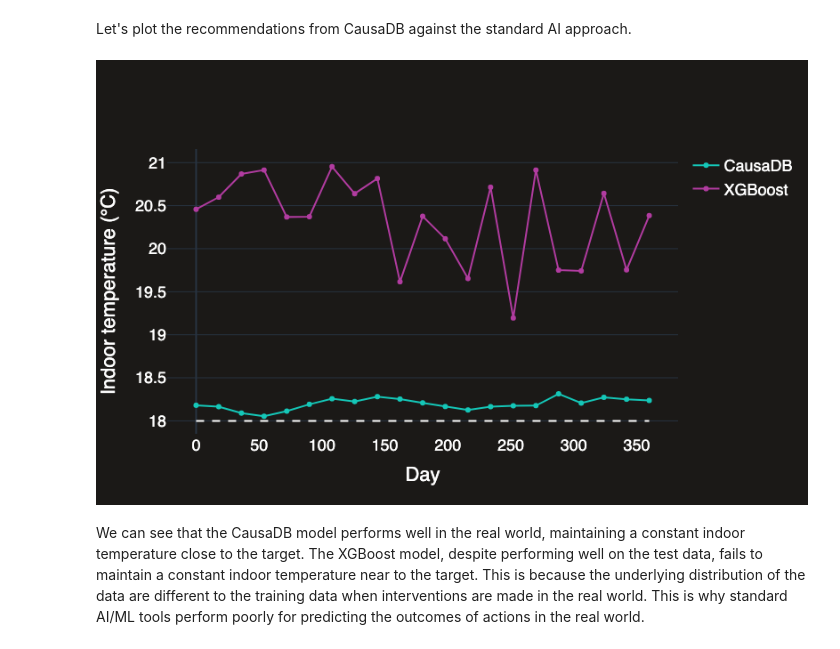
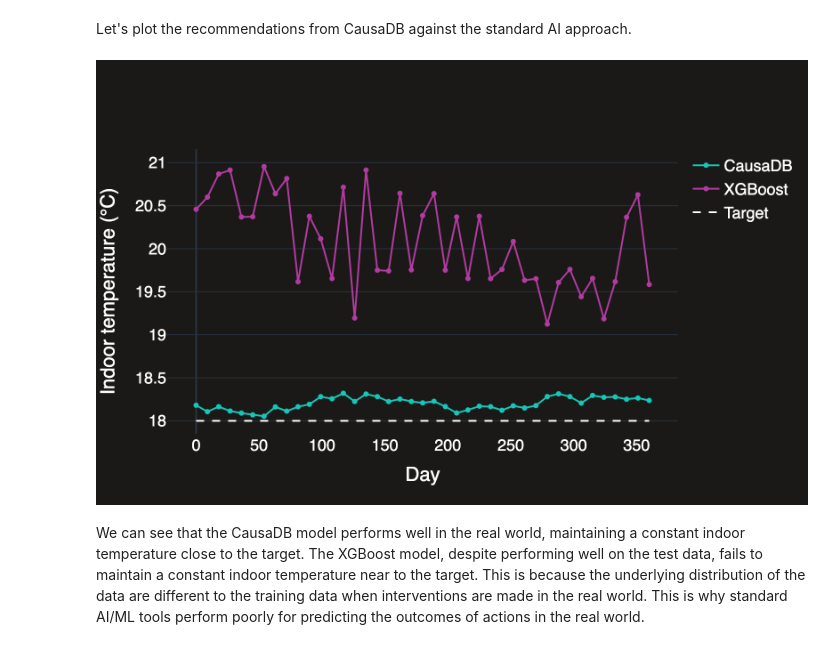
Before and after one commit to causalabs/causadb-examples, a Jupyter notebook: python/smart_building/notebook.ipynb, the cells around one changed output. Saved outputs shown, nothing was run; the diff lists cells and outputs as text; code cells hidden in the pictures.

```diff
--- a/python/smart_building/notebook.ipynb
+++ b/python/smart_building/notebook.ipynb
@@ -154,7 +154,7 @@ We can use XGBoost to generate recommendations, and see how well it performs in
 target_indoor_temp = 18
 
 # Predict heating for outdoor_temp = current_outdoor_temp, indoor_temp = target_temp
-day_idx = np.arange(0, data.shape[0], data.shape[0]//20)
+day_idx = np.arange(0, data.shape[0], data.shape[0]//40)
 X = np.stack([outdoor_temp_test, np.repeat(target_indoor_temp, repeats=len(outdoor_temp_test))], axis=1)
 heating_pred_xgb = xgb_model.predict(X)
 indoor_temp_xgb, energy_xgb = set_heating(heating_pred_xgb, outdoor_temp_test, noise=False)
@@ -266,34 +266,37 @@ Let's plot the recommendations from CausaDB against the standard AI approach.
 # %%
 
 fig = go.Figure()
 
 # Create line plots
 fig.add_trace(go.Scatter(y=indoor_temp_causadb, x=day_idx, mode='lines+markers', name='CausaDB', line_width=2, line_color=colors[0]))
 fig.add_trace(go.Scatter(y=indoor_temp_xgb, x=day_idx, mode='lines+markers', name='XGBoost', line_width=2, line_color=colors[1]))
 
 # Add target temperature line
-fig.add_shape(type='line',
+fig.add_shape(type='line', name='Target',
               x0=day_idx[0], y0=target_indoor_temp, x1=day_idx[-1], y1=target_indoor_temp,
               line=dict(color='white', width=2, dash='dash'))
 
 # Update axes properties
 fig.update_layout(
     template='plotly_dark',
     paper_bgcolor=background_color,  # Background color for the whole figure
     plot_bgcolor=background_color,   # Background color for the plotting area
     xaxis_title="Day",  # X-axis label
     yaxis_title="Indoor temperature (°C)",  # Y-axis label
     font=dict(family="Helvetica", size=18, color="white"),  # Set the font here
     xaxis=dict(showgrid=False),  # Increase X-axis label size
     yaxis=dict(showgrid=True),   # Increase Y-axis label size
     width=800,  # Set the figure width
     height=500,  # Set the figure height
 )
 
+# Add line to legend
+fig.add_trace(go.Scatter(x=[None], y=[None], mode='lines', name='Target', line=dict(color='white', width=2, dash='dash')))
+
 # Show plot
-fig.show(renderer="png")
+fig.show(renderer="png", scale=2)
 # %% [output]
-[figure, old version]
+[figure, new version]
 # %% [markdown]
 We can see that the CausaDB model performs well in the real world, maintaining a constant indoor temperature close to the target. The XGBoost model, despite performing well on the test data, fails to maintain a constant indoor temperature near to the target. This is because the underlying distribution of the data are different to the training data when interventions are made in the real world. This is why standard AI/ML tools perform poorly for predicting the outcomes of actions in the real world.
 # %%
```
Also changed, not shown: parts of 2 cells of this notebook, 10 other files.
